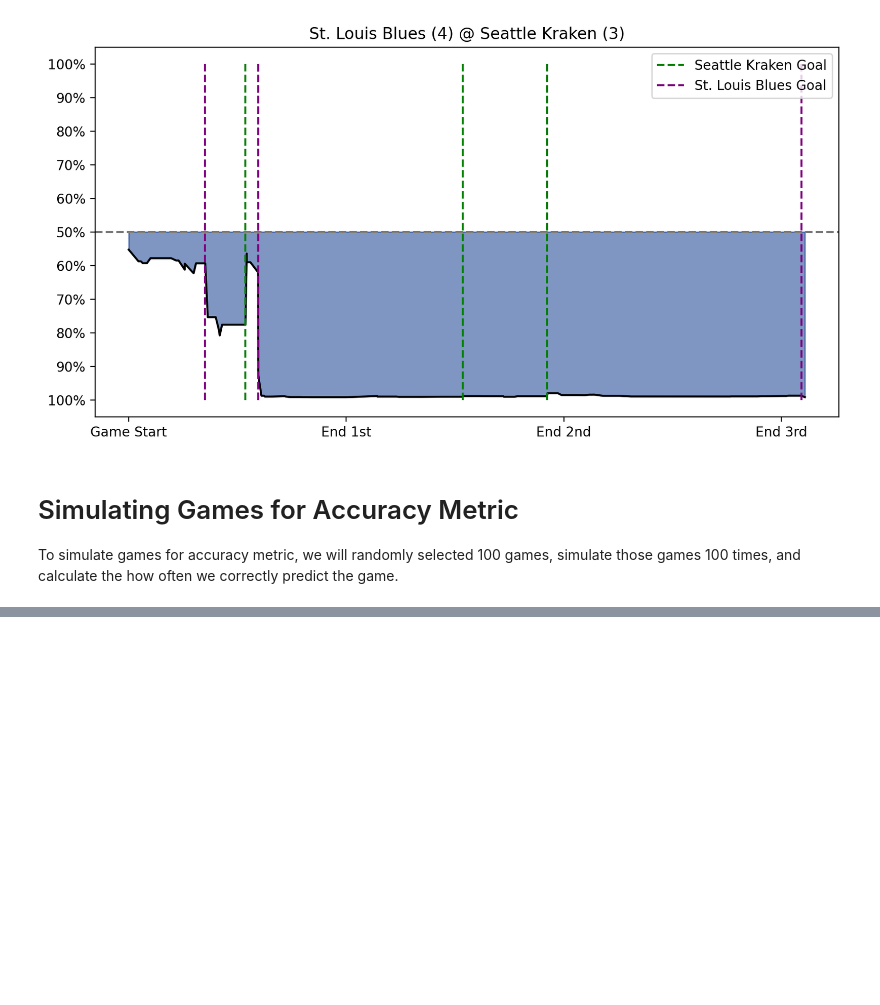
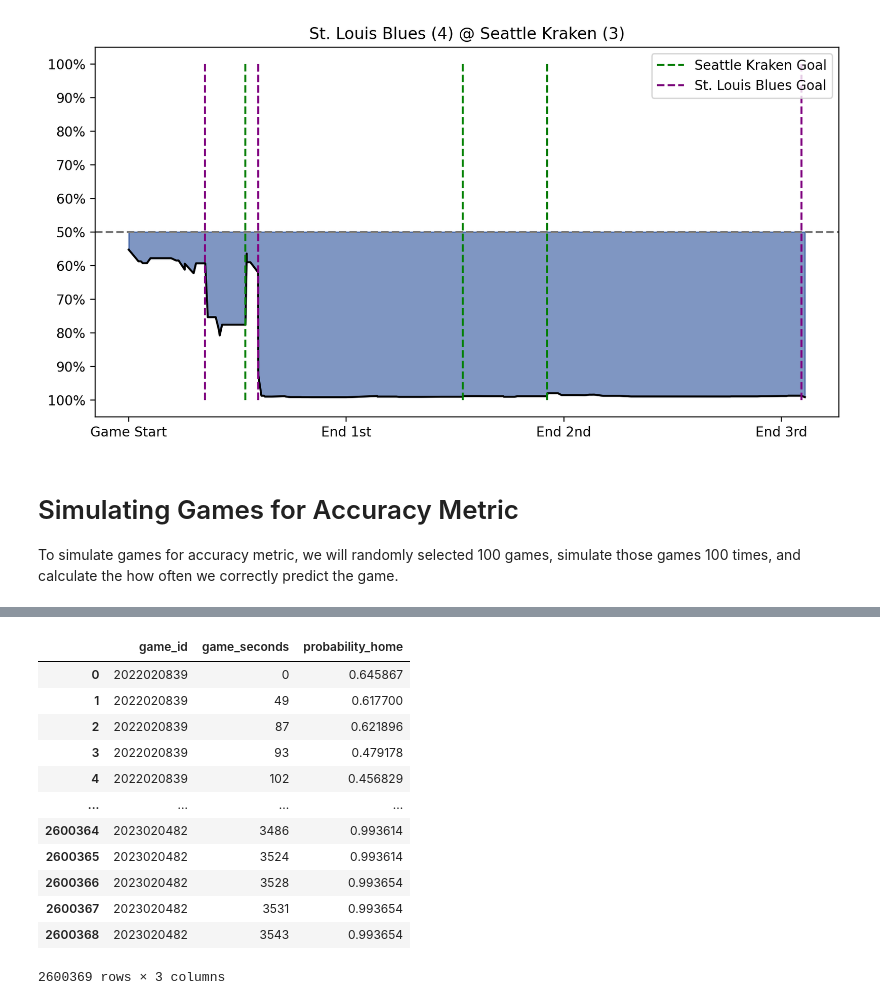
Before and after one commit to jeffxhansen/NHL_Win_Predictor, a Jupyter notebook: dylan_xgboost_shap.ipynb, the cells around one changed output, grey strips where cells are left out. Cells and saved outputs as stored; diff of their text form; code cells hidden in the pictures; blank space fills up the shorter version.

Commit message:
Pushing dylan notebooks.

```diff
--- a/dylan_xgboost_shap.ipynb
+++ b/dylan_xgboost_shap.ipynb
@@ -406,0 +445,17 @@ accuracy_check_xgboost(df_last_two)
+# %%
+df = pd.read_feather('data/dylan_data/xgboost_results_df.feather')
+df
+# %% [output]
+|  | game_id | game_seconds | probability_home |
+| 0 | 2022020839 | 0 | 0.645867 |
+| 1 | 2022020839 | 49 | 0.617700 |
+| 2 | 2022020839 | 87 | 0.621896 |
+| 3 | 2022020839 | 93 | 0.479178 |
+| 4 | 2022020839 | 102 | 0.456829 |
+| ... | ... | ... | ... |
+| 2600364 | 2023020482 | 3486 | 0.993614 |
+| 2600365 | 2023020482 | 3524 | 0.993614 |
+| 2600366 | 2023020482 | 3528 | 0.993654 |
+| 2600367 | 2023020482 | 3531 | 0.993654 |
+| 2600368 | 2023020482 | 3543 | 0.993654 |
+2600369 rows × 3 columns
```
Also changed, not shown: parts of 3 cells of this notebook, 1 other file.
